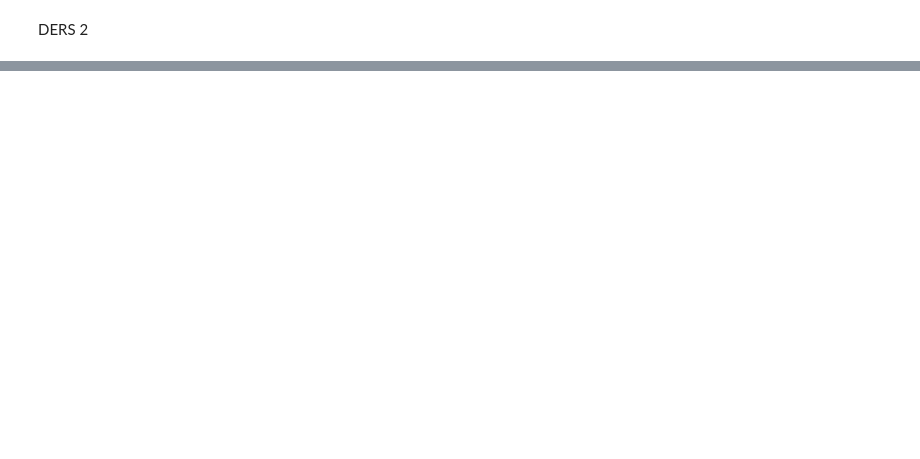
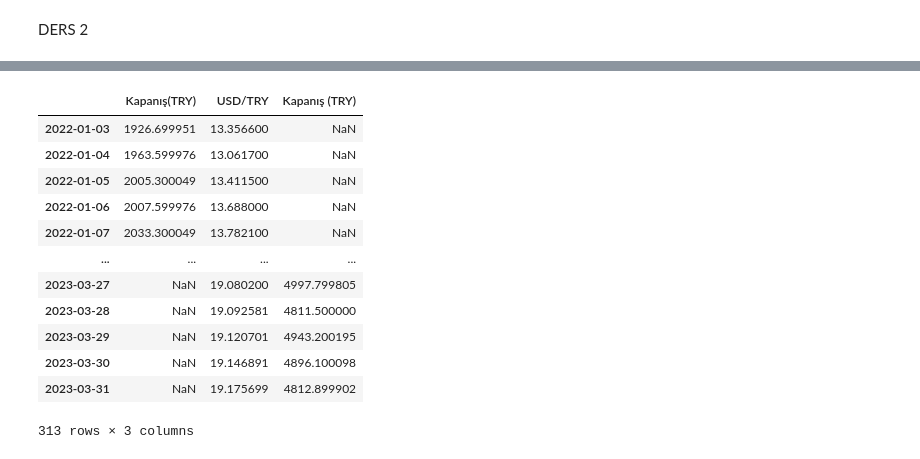
Before and after one commit to seydatasdan/GMKA_Seyda_Tasdan, a Jupyter notebook: DersNotları.ipynb, the cells around one changed output, grey strips where cells are left out. Drawn from its saved outputs; the diff is of its cells as text; code cells hidden in the pictures; blank space fills up the shorter version.

```diff
--- a/DersNotları.ipynb
+++ b/DersNotları.ipynb
@@ -300,0 +362,17 @@ fig.update_layout(title = 'Normalize BIST 100 ve Normalize Kur',
+# %%
+Veri = pd.concat([Veri_2022, Veri_2023], axis = 0 )          # Concat DataFrame lerin satır veya sütunların birleştirmek için kullanılır.
+Veri
+# %% [output]
+|  | Kapanış(TRY) | USD/TRY | Kapanış (TRY) |
+| 2022-01-03 | 1926.699951 | 13.356600 | NaN |
+| 2022-01-04 | 1963.599976 | 13.061700 | NaN |
+| 2022-01-05 | 2005.300049 | 13.411500 | NaN |
+| 2022-01-06 | 2007.599976 | 13.688000 | NaN |
+| 2022-01-07 | 2033.300049 | 13.782100 | NaN |
+| ... | ... | ... | ... |
+| 2023-03-27 | NaN | 19.080200 | 4997.799805 |
+| 2023-03-28 | NaN | 19.092581 | 4811.500000 |
+| 2023-03-29 | NaN | 19.120701 | 4943.200195 |
+| 2023-03-30 | NaN | 19.146891 | 4896.100098 |
+| 2023-03-31 | NaN | 19.175699 | 4812.899902 |
+313 rows × 3 columns
```
Also changed, not shown: parts of 12 cells of this notebook.
